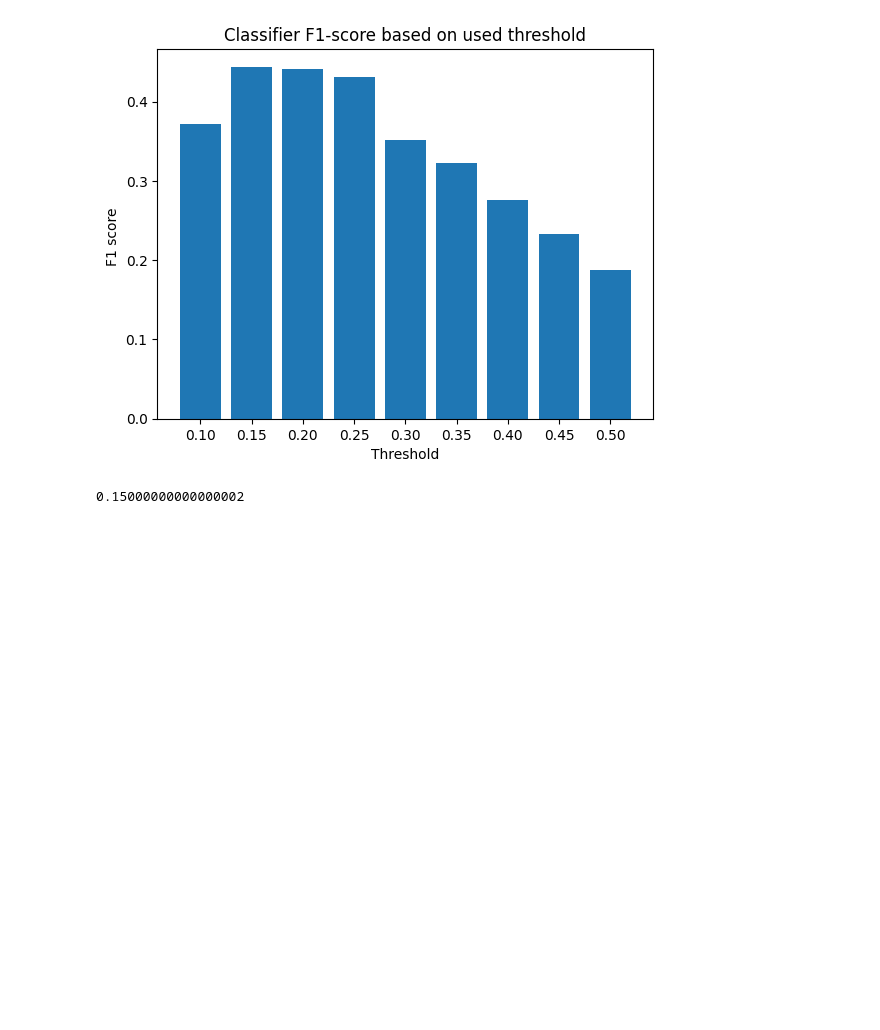
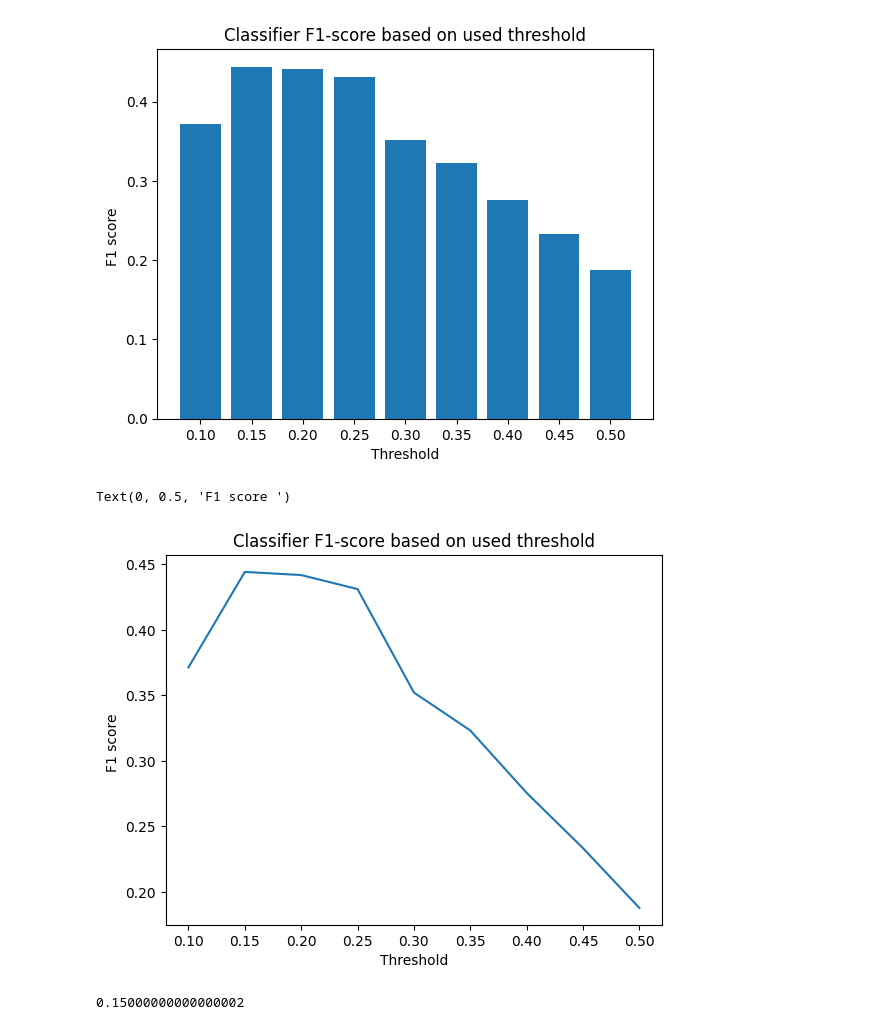
Before and after one commit to pawlowiczf/Intruduction-to-Machine-Learning, a Jupyter notebook: lab5/notebook.ipynb, the cells around one changed output. Drawn from its saved outputs; the diff is of its cells as text; code cells hidden in the pictures; blank space fills up the shorter version.

```diff
--- a/lab5/notebook.ipynb
+++ b/lab5/notebook.ipynb
@@ -209,6 +213,16 @@ plt.ylabel("F1 score ")
 # %% [output]
 Text(0, 0.5, 'F1 score ')
 [figure]
+# %%
+plt.plot(range(len(f1_results)), f1_results)
+plt.xticks(range(len(thresholds)), [f"{t:.2f}" for t in thresholds])
+
+plt.title("Classifier F1-score based on used threshold")
+plt.xlabel("Threshold")
+plt.ylabel("F1 score ")
+# %% [output]
+Text(0, 0.5, 'F1 score ')
+[figure, added]
 # %%
 # Zadanie 2.5
 
```
Also changed, not shown: parts of 27 cells of this notebook, 1 other file.
